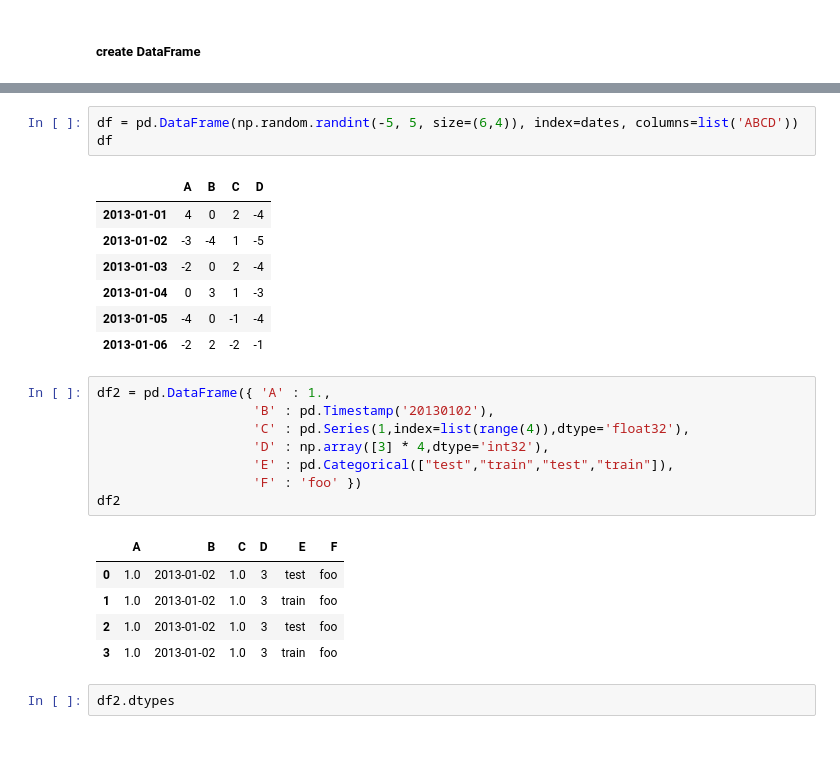
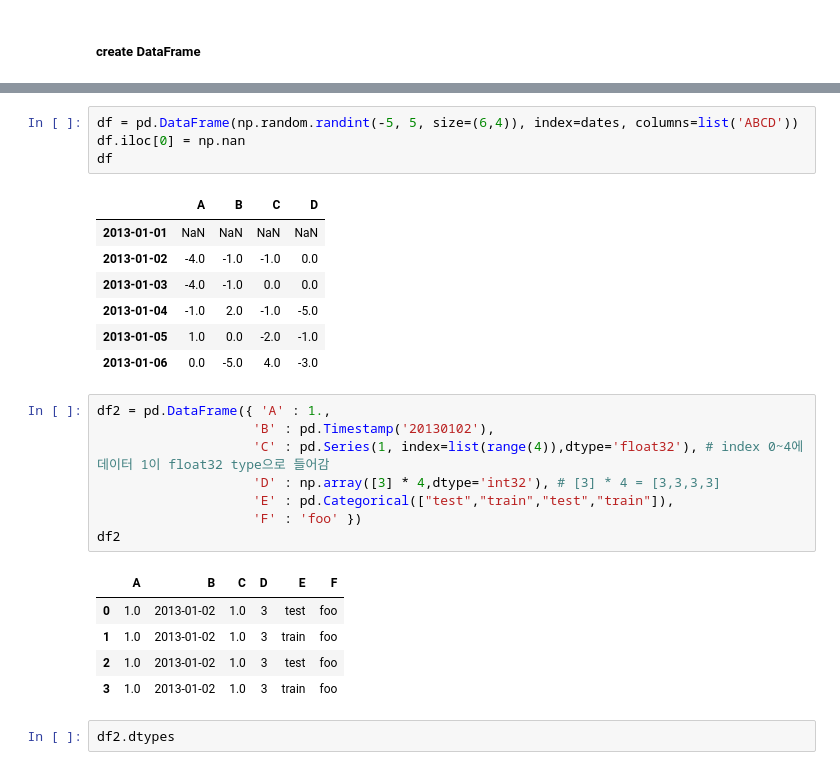
Before and after one commit to heemokyim/codingplace, a Jupyter notebook: fastcampus/dss/script/15_pandas/summary.ipynb, the cells around one changed output, grey strips where cells are left out. Saved outputs shown, nothing was run; the diff lists cells and outputs as text.

```diff
--- a/fastcampus/dss/script/15_pandas/summary.ipynb
+++ b/fastcampus/dss/script/15_pandas/summary.ipynb
@@ -44,19 +43,20 @@ DatetimeIndex(['2013-01-01', '2013-01-02', '2013-01-03', '2013-01-04',
 # %%
 df = pd.DataFrame(np.random.randint(-5, 5, size=(6,4)), index=dates, columns=list('ABCD'))
+df.iloc[0] = np.nan
 df
 # %% [output]
 |  | A | B | C | D |
-| 2013-01-01 | 4 | 0 | 2 | -4 |
-| 2013-01-02 | -3 | -4 | 1 | -5 |
-| 2013-01-03 | -2 | 0 | 2 | -4 |
-| 2013-01-04 | 0 | 3 | 1 | -3 |
-| 2013-01-05 | -4 | 0 | -1 | -4 |
-| 2013-01-06 | -2 | 2 | -2 | -1 |
+| 2013-01-01 | NaN | NaN | NaN | NaN |
+| 2013-01-02 | -4.0 | -1.0 | -1.0 | 0.0 |
+| 2013-01-03 | -4.0 | -1.0 | 0.0 | 0.0 |
+| 2013-01-04 | -1.0 | 2.0 | -1.0 | -5.0 |
+| 2013-01-05 | 1.0 | 0.0 | -2.0 | -1.0 |
+| 2013-01-06 | 0.0 | -5.0 | 4.0 | -3.0 |
 # %%
 df2 = pd.DataFrame({ 'A' : 1.,
                     'B' : pd.Timestamp('20130102'),
-                    'C' : pd.Series(1,index=list(range(4)),dtype='float32'),
-                    'D' : np.array([3] * 4,dtype='int32'),
+                    'C' : pd.Series(1, index=list(range(4)),dtype='float32'), # index 0~4에 데이터 1이 float32 type으로 들어감
+                    'D' : np.array([3] * 4,dtype='int32'), # [3] * 4 = [3,3,3,3]
                     'E' : pd.Categorical(["test","train","test","train"]),
                     'F' : 'foo' })
 df2
```
Also changed, not shown: parts of 133 cells of this notebook, 8 other files.
